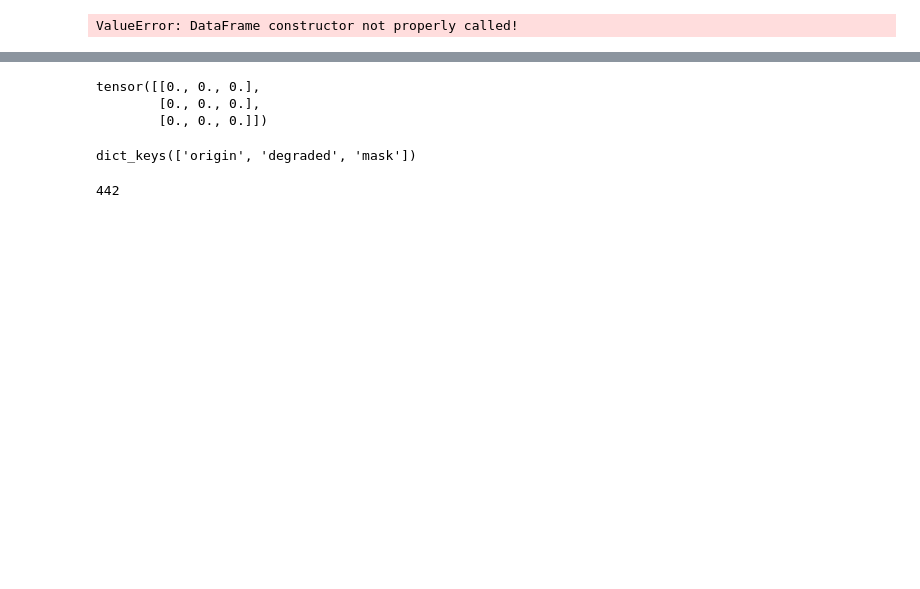
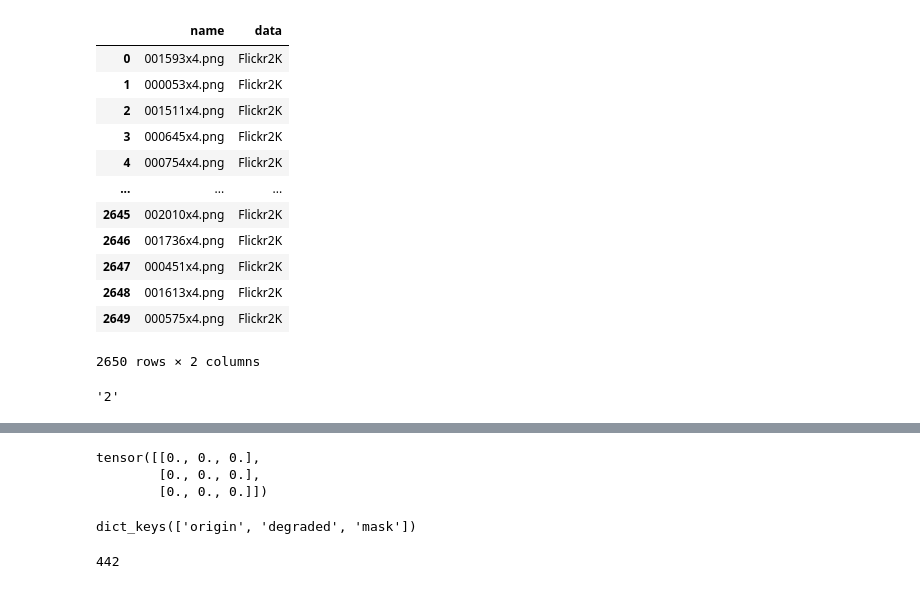
Before and after one commit to coffeetumbler/Transformer-for-SR, a Jupyter notebook: utils/local_dataloader_test.ipynb, the cells around one changed output, grey strips where cells are left out. Saved outputs shown, nothing was run; the diff lists cells and outputs as text; code cells hidden in the pictures; blank space fills up the shorter version.

```diff
--- a/utils/local_dataloader_test.ipynb
+++ b/utils/local_dataloader_test.ipynb
@@ -47,17 +47,38 @@ from dataloader import get_dataloader
 # name = os.listdir('/home/lahj91/SR/SR_testing_datasets/BSDS100')
 # df = pd.DataFrame(name, columns = ['name']) #열 이름 = name 으로 list name을 저장
 # df.to_csv("valid_BSDS200.csv", index=False) #csv 파일로 저장
+# %%
+data = []
+name = os.listdir('/data/SR/Data/train/Flickr2K_train_LR_bicubic/X4')
+for _ in name:
+    data = np.append(data, "Flickr2K")
 # %%
 '''
 실행시키지 말 것 data 이름 저장하는 코드
 '''
-name = os.listdir('/home/lahj91/SR/SR_training_datasets/General100')
-
-df = pd.DataFrame("general100", columns="data")
 df = pd.DataFrame(name, columns = ['name']) #열 이름 = name 으로 list name을 저장
-df.to_csv("train_General100.csv", index=False) #csv 파일로 저장
+df['data'] = data
+df.to_csv("/data/SR/Data/DataName/Flickr2K_train_LR_bicubic_X4.csv", index=False) #csv 파일로 저장
-# %% [output]
-ValueError: DataFrame constructor not properly called!
+# %%
+df
+# %% [output]
+|  | name | data |
+| 0 | 001593x4.png | Flickr2K |
+| 1 | 000053x4.png | Flickr2K |
+| 2 | 001511x4.png | Flickr2K |
+| 3 | 000645x4.png | Flickr2K |
+| 4 | 000754x4.png | Flickr2K |
+| ... | ... | ... |
+| 2645 | 002010x4.png | Flickr2K |
+| 2646 | 001736x4.png | Flickr2K |
+| 2647 | 000451x4.png | Flickr2K |
+| 2648 | 001613x4.png | Flickr2K |
+| 2649 | 000575x4.png | Flickr2K |
+2650 rows × 2 columns
+# %%
+str(2)
+# %% [output]
+'2'
 # %%
 '''
 부가적인 함수들
```
Also changed, not shown: parts of 4 cells of this notebook, 1 other file.
